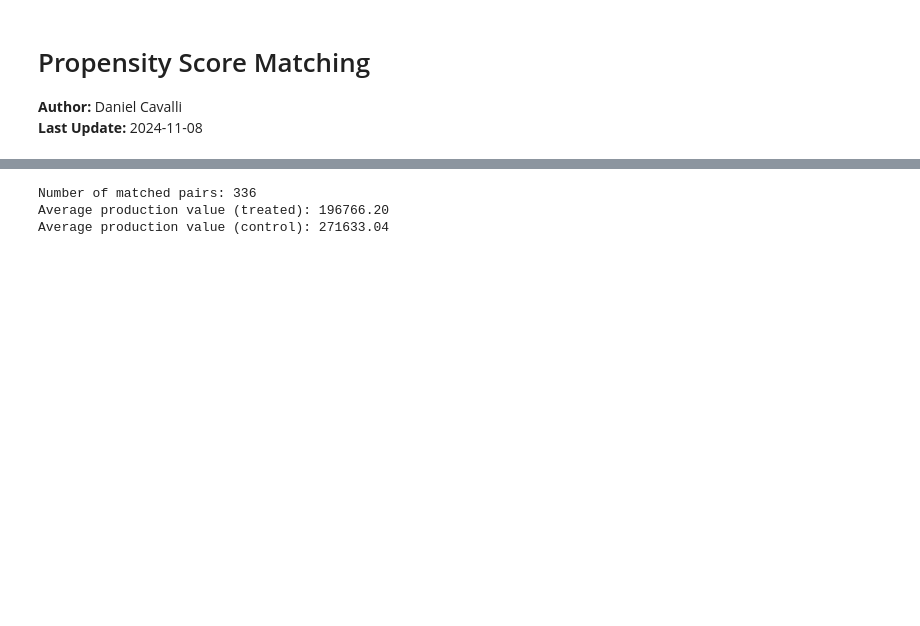
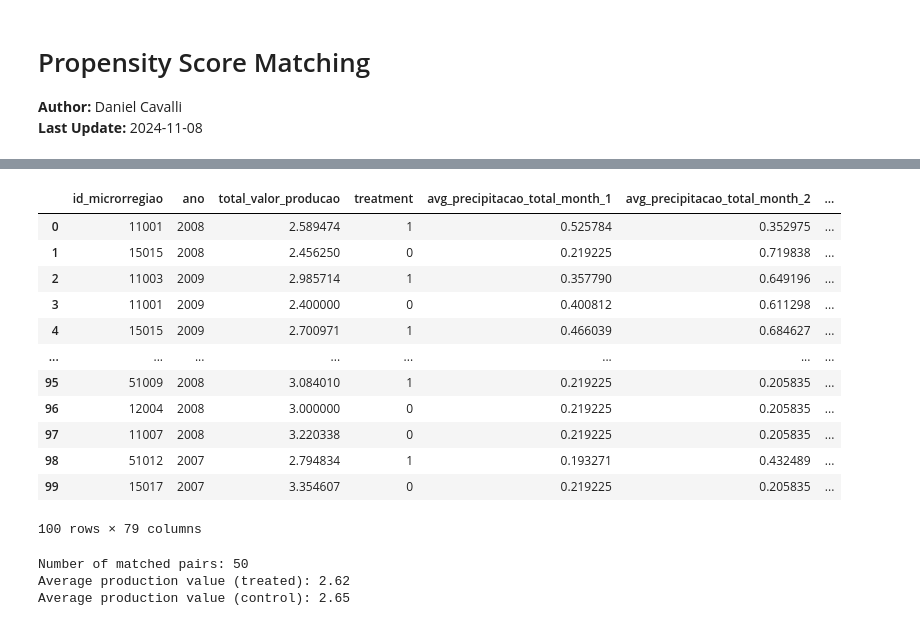
Before and after one commit to danielcavalli/tcc-ie-ufrj-2024, a Jupyter notebook: notebooks/2 - Propensity Score Matching.ipynb, the cells around one changed output, grey strips where cells are left out. Saved outputs shown, nothing was run; the diff lists cells and outputs as text; code cells hidden in the pictures; blank space fills up the shorter version.

Commit message:
Reorganizing files and cleaning code

```diff
--- a/notebooks/2 - Propensity Score Matching.ipynb
+++ b/notebooks/2 - Propensity Score Matching.ipynb
@@ -39,6 +39,8 @@ def prepare_data_for_psm(df):
     df_clean['avg_umidade'] = df_clean[umidade_cols].mean(axis=1)
     df_clean['avg_vento'] = df_clean[vento_cols].mean(axis=1)
 
+    df_clean.dropna(inplace=True)
+
     return df_clean
 # %%
 def get_treatment_events(df):
@@ -114,9 +116,16 @@ def match_for_treatment_event(df, treated_region, treatment_year, features, cali
     # Select matches (can select multiple controls per treated unit)
     matches = potential_controls.nsmallest(n=5, columns='distance')  # Get top 5 matches
 
+    # Add matching information
+    matches['treated_region'] = treated_region
+    matches['treatment_year'] = treatment_year
+    matches['matched_control'] = 1
+
+    treated_obs['treated_region'] = treated_region
+    treated_obs['treatment_year'] = treatment_year
+    treated_obs['matched_control'] = 0
+
     # Combine treated and matched controls
     matched_data = pd.concat([treated_obs, matches])
-    matched_data['treated_region'] = treated_region
-    matched_data['treatment_year'] = treatment_year
 
     return matched_data
@@ -207,23 +176,26 @@ def perform_psm_matching(df):
         return None
 # %%
 # Read data
-df = pd.read_csv('../data/PAM_MET_pivoted.csv')
+df = pd.read_csv('../data/PAM_MET_SOJA_pivoted.csv')
 
-# Perform dynamic PSM analysis
-matched_df = perform_dynamic_psm(df)
+# Perform matching
+matched_df = perform_psm_matching(df)
 
 if matched_df is not None:
-    # Calculate treatment effects
-    effects_df = calculate_treatment_effects(matched_df)
+    print("\nMatching Summary:")
+    print(f"Total treatment events: {matched_df['treated_region'].nunique()}")
+    print(f"Total matched pairs: {len(matched_df[matched_df['matched_control'] == 1])}")
 
-    print("\nMatching Summary:")
-    print(f"Total treatment events analyzed: {len(effects_df)}")
-    print(f"Average number of controls per treatment: {effects_df['n_controls'].mean():.2f}")
-    print(f"Average treatment effect: {effects_df['effect'].mean():.2f}")
+    # Save matched dataset for DiD analysis
+    matched_df.to_csv('matched_data_for_did.csv', index=False)
 
-    # Save results
-    matched_df.to_csv('matched_data.csv', index=False)
-    effects_df.to_csv('treatment_effects.csv', index=False)
+    # Print matching structure
+    print("\nMatching Structure:")
+    matching_summary = matched_df.groupby('match_id').agg({
+        'matched_control': 'sum',
+        'id_microrregiao': 'count'
+    }).reset_index()
+    print(matching_summary.head())
 else:
     print("No valid matches found.")
 # %% [output]
@@ -234,8 +230,27 @@ Average treatment effect: -22328.08
+# %%
+matched_df
+# %% [output]
+|  | id_microrregiao | ano | total_valor_producao | treatment | avg_precipitacao_total_month_1 | avg_precipitacao_total_month_2 | ... |
+| 0 | 11001 | 2008 | 2.589474 | 1 | 0.525784 | 0.352975 | ... |
+| 1 | 15015 | 2008 | 2.456250 | 0 | 0.219225 | 0.719838 | ... |
+| 2 | 11003 | 2009 | 2.985714 | 1 | 0.357790 | 0.649196 | ... |
+| 3 | 11001 | 2009 | 2.400000 | 0 | 0.400812 | 0.611298 | ... |
+| 4 | 15015 | 2009 | 2.700971 | 1 | 0.466039 | 0.684627 | ... |
+| ... | ... | ... | ... | ... | ... | ... | ... |
+| 95 | 51009 | 2008 | 3.084010 | 1 | 0.219225 | 0.205835 | ... |
+| 96 | 12004 | 2008 | 3.000000 | 0 | 0.219225 | 0.205835 | ... |
+| 97 | 11007 | 2008 | 3.220338 | 0 | 0.219225 | 0.205835 | ... |
+| 98 | 51012 | 2007 | 2.794834 | 1 | 0.193271 | 0.432489 | ... |
+| 99 | 15017 | 2007 | 3.354607 | 0 | 0.219225 | 0.205835 | ... |
+100 rows × 79 columns
 # %%
+treated_production = matched_df[matched_df['treatment'] == 1]['total_valor_producao'].mean()
+control_production = matched_df[matched_df['treatment'] == 0]['total_valor_producao'].mean()
+
 print(f"Number of matched pairs: {len(matched_df) // 2}")
 print(f"Average production value (treated): {treated_production:.2f}")
 print(f"Average production value (control): {control_production:.2f}")
 # %% [output]
-Number of matched pairs: 336
-Average production value (treated): 196766.20
-Average production value (control): 271633.04
+Number of matched pairs: 50
+Average production value (treated): 2.62
+Average production value (control): 2.65
```
Also changed, not shown: parts of 5 cells of this notebook, 9 other files.
